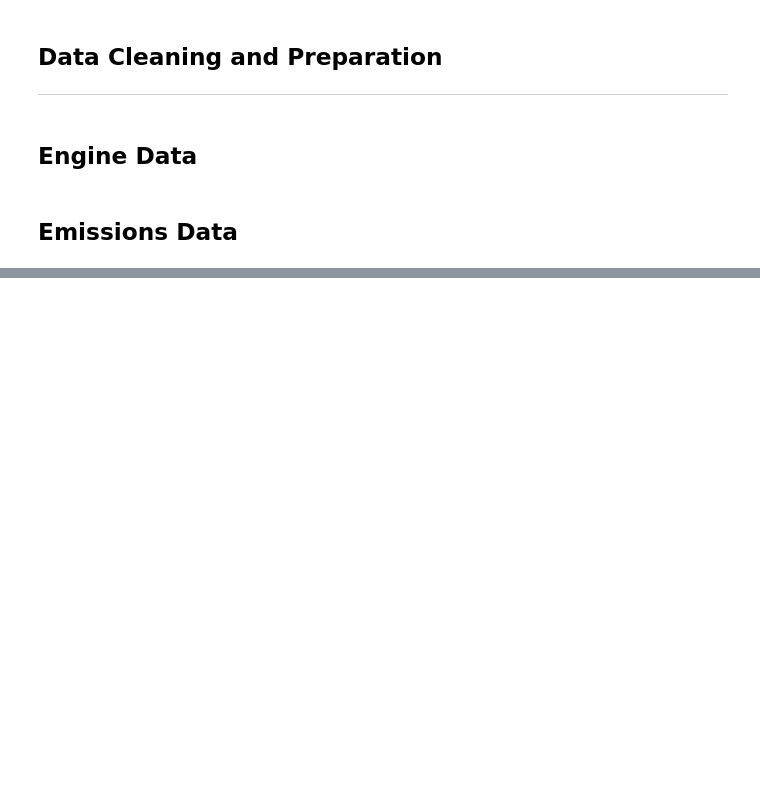
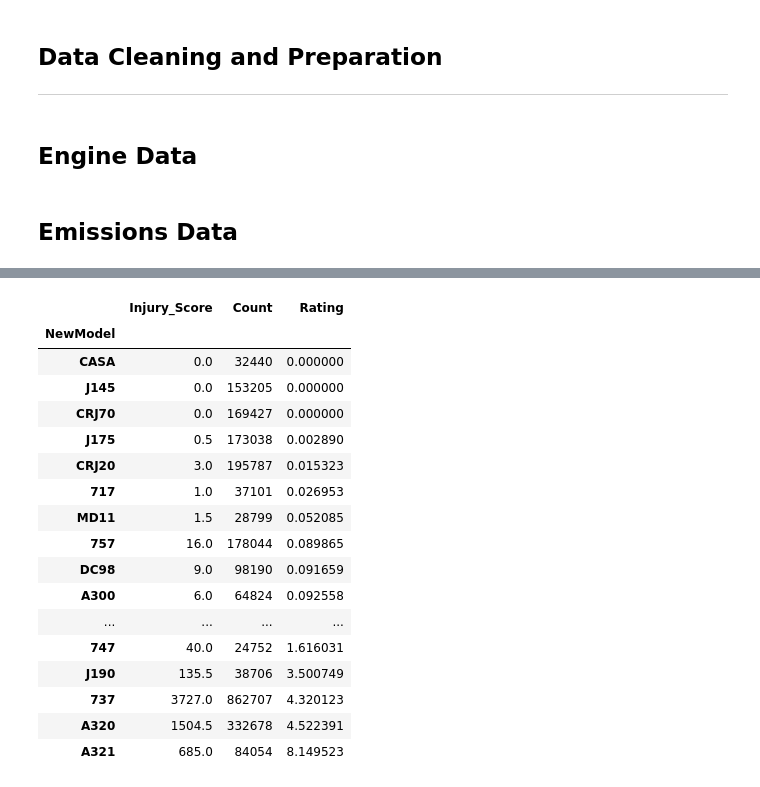
Before and after one commit to tstrain199/Aircraft_Safety_Analysis, a Jupyter notebook: Create-Data-Sets.ipynb, the cells around one changed output, grey strips where cells are left out. Cells and saved outputs as stored; diff of their text form; code cells hidden in the pictures; blank space fills up the shorter version.

```diff
--- a/Create-Data-Sets.ipynb
+++ b/Create-Data-Sets.ipynb
@@ -331,0 +355,5 @@ bts_des2[0:50]
+# %%
+# Our scoring system will use 3 points for fatality; 1 point for serious injury and .5 points for minor injury.
+crash_df['Injury_Score'] = crash_df['Total.Fatal.Injuries'].map(lambda x: x*3)
+crash_df['Injury_Score'] = crash_df['Injury_Score'] + crash_df['Total.Serious.Injuries']
+crash_df['Injury_Score'] = crash_df['Injury_Score'] + (crash_df['Total.Minor.Injuries'] * .5)
@@ -331,0 +386,21 @@ bts_des2[0:50]
+# %%
+total_score.sort_values('Rating')
+# %% [output]
+|  | Injury_Score | Count | Rating |
+| NewModel |  |  |  |
+| CASA | 0.0 | 32440 | 0.000000 |
+| J145 | 0.0 | 153205 | 0.000000 |
+| CRJ70 | 0.0 | 169427 | 0.000000 |
+| J175 | 0.5 | 173038 | 0.002890 |
+| CRJ20 | 3.0 | 195787 | 0.015323 |
+| 717 | 1.0 | 37101 | 0.026953 |
+| MD11 | 1.5 | 28799 | 0.052085 |
+| 757 | 16.0 | 178044 | 0.089865 |
+| DC98 | 9.0 | 98190 | 0.091659 |
+| A300 | 6.0 | 64824 | 0.092558 |
+| ... | ... | ... | ... |
+| 747 | 40.0 | 24752 | 1.616031 |
+| J190 | 135.5 | 38706 | 3.500749 |
+| 737 | 3727.0 | 862707 | 4.320123 |
+| A320 | 1504.5 | 332678 | 4.522391 |
+| A321 | 685.0 | 84054 | 8.149523 |
```
Also changed, not shown: parts of 31 cells of this notebook.
